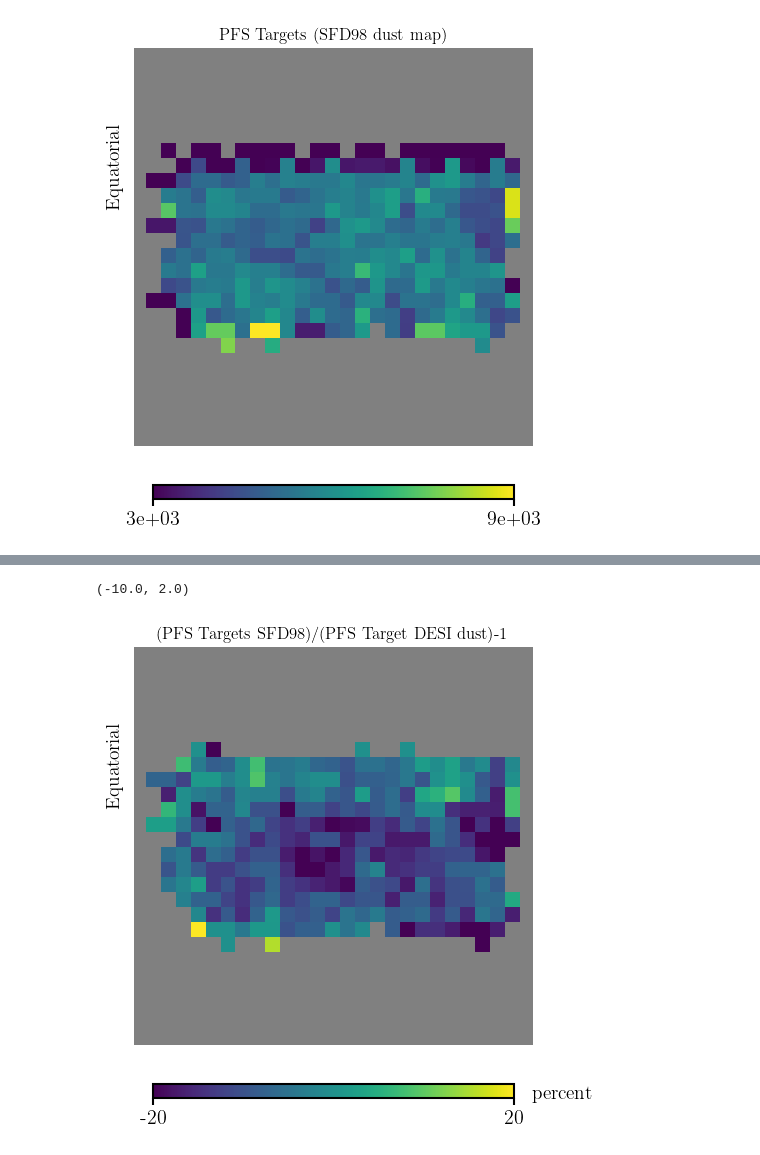
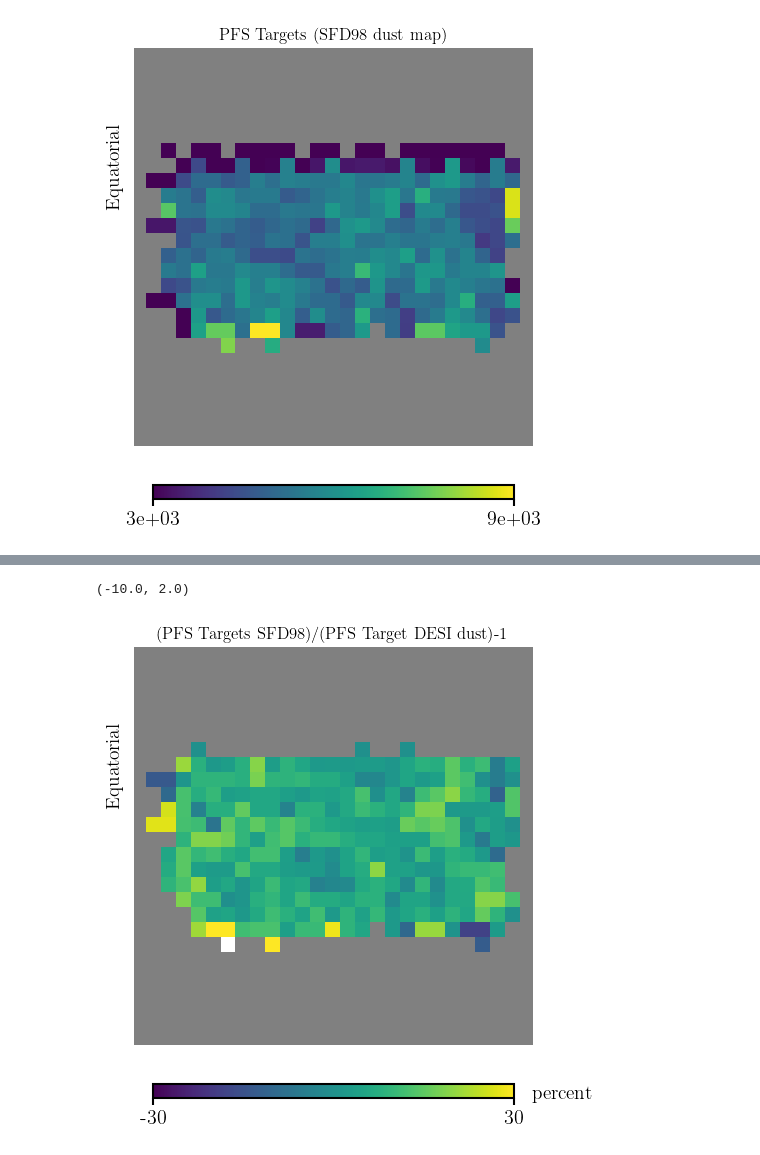
Before and after one commit to pfs-cosmo/pfstarget, a Jupyter notebook: bin/hsc/nb/target_density.ipynb, the cells around one changed output, grey strips where cells are left out. Cells and saved outputs as stored; diff of their text form; code cells hidden in the pictures.

Commit message:
updated the target density extinction map comparison with updated zero-point offsets

```diff
--- a/bin/hsc/nb/target_density.ipynb
+++ b/bin/hsc/nb/target_density.ipynb
@@ -58,7 +59,7 @@ np.save('hp_map_effarea.nside128.0_2.npy', hp_map_effarea)
 for i in range(3):
     tract = Table.read('/Users/hahnchanghoon/projects/pfstarget/bin/hsc/sql/database/s23-colorterm/sql/%i.fits' % i)
     # prepare tract
-    hsc = Cuts._prepare_hsc(tract,  dust_extinction='sfd98')
+    hsc = Cuts._prepare_hsc(tract,  dust_extinction='sfd98', zeropoint=True)
 
     # apply PFS Cosmology target selection
     is_pfscosmo = Cuts.isCosmology(hsc)
@@ -80,7 +81,7 @@ plt.ylim(-10, 2)
 for i in range(3):
     tract = Table.read('/Users/hahnchanghoon/projects/pfstarget/bin/hsc/sql/database/s23-colorterm/sql/%i.fits' % i)
     # prepare tract
-    hsc = Cuts._prepare_hsc(tract,  dust_extinction='desi', zeropoint=False)
+    hsc = Cuts._prepare_hsc(tract,  dust_extinction='desi', zeropoint=True)
 
     # apply PFS Cosmology target selection
     is_pfscosmo = Cuts.isCosmology(hsc)
@@ -110,8 +111,8 @@ plt.ylim(-10, 2)
 # %%
 hp.cartview(100*((hp_targets_sfd98 / hp_targets_desi) - 1), title="(PFS Targets SFD98)/(PFS Target DESI dust)-1",
-            cmap="viridis", coord=['C'], min=-20, max=20, unit="percent")
+            cmap="viridis", coord=['C'], min=-30, max=30, unit="percent")
 plt.xlim(-28, -40)
 plt.ylim(-10, 2)
 # %% [output]
 (-10.0, 2.0)
-[figure, old version]
+[figure, new version]
```
Also changed, not shown: parts of 8 cells of this notebook.
